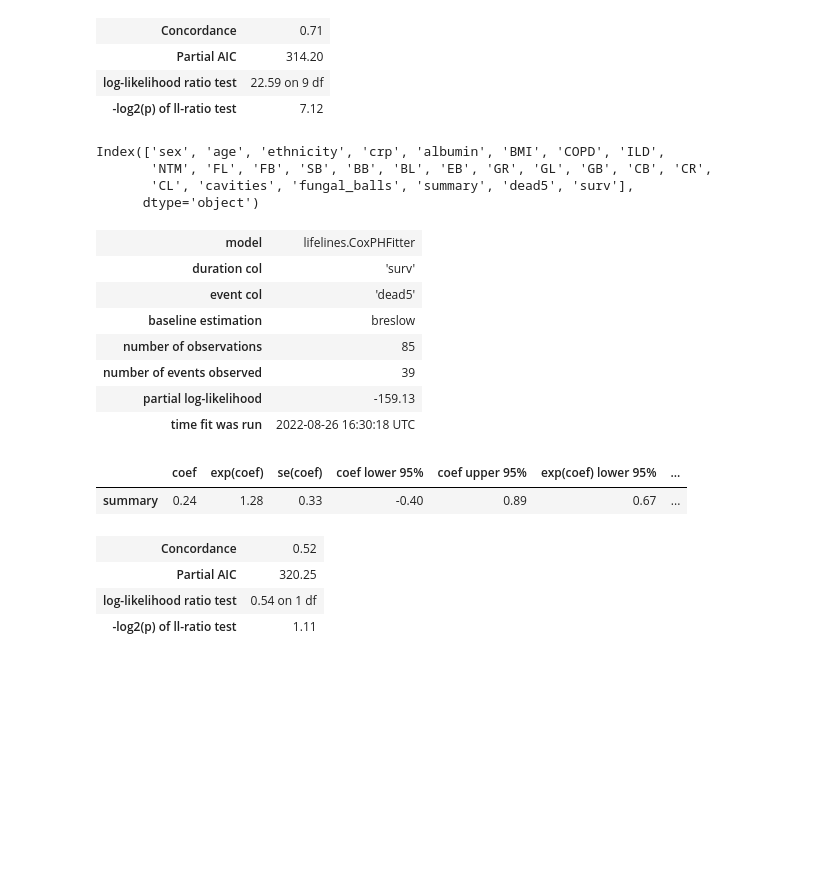
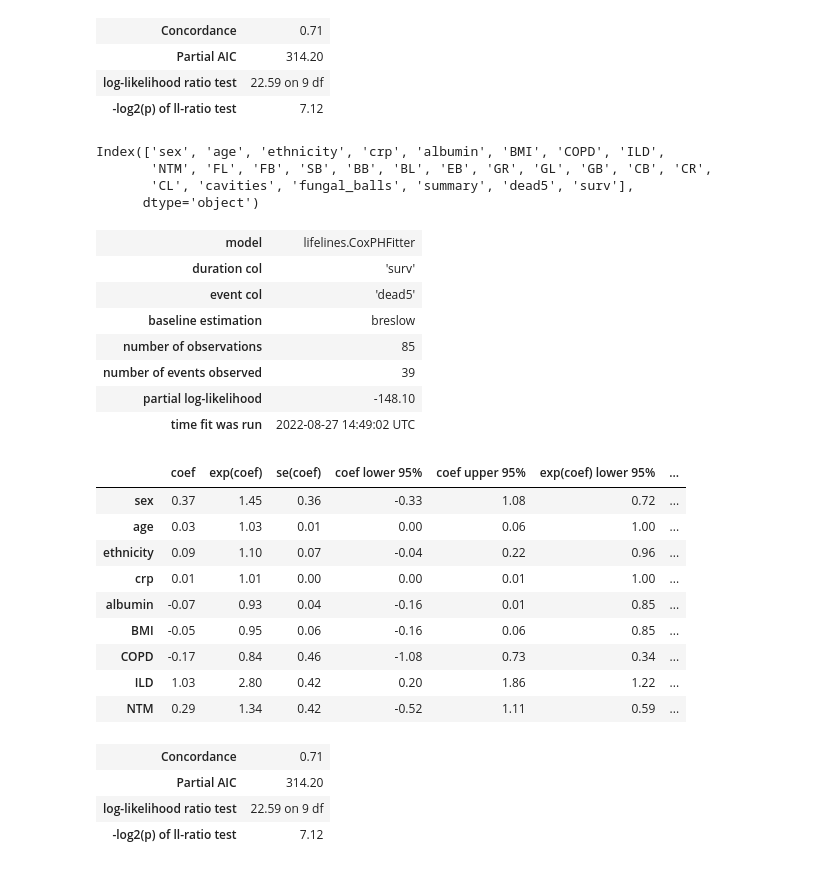
Before and after one commit to AgatheZ/Master-Project, a Jupyter notebook: Additional_analysis/model.ipynb, the cells around one changed output. Cells and saved outputs as stored; diff of their text form; code cells hidden in the pictures; blank space fills up the shorter version.

```diff
--- a/Additional_analysis/model.ipynb
+++ b/Additional_analysis/model.ipynb
@@ -457,33 +467,39 @@ Newton-Rhaphson convergence completed successfully but norm(delta) is still high
 # %%
 from lifelines import CoxPHFitter
 
 print(data_full.columns)
-data_no_ct = ds.drop(columns=['sex','age', 'ethnicity',  'albumin', 'BMI', 'COPD', 'BR', 'ER', 'crp',  'ILD',
-        'FL', 'FB', 'SB', 'BB', 'BL', 'EB', 'GR', 'GL', 'GB', 'CB', 'CR',
-       'CL', 'cavities', 'fungal_balls', 'summary'])
+data_no_ct = ds.drop(columns=[ 'af'])
 
 
 
 
 cph_full = CoxPHFitter()
 cph_full.fit(data_no_ct,"surv",event_col="dead5")
 cph_full.print_summary()
 # %% [output]
 Index(['sex', 'age', 'ethnicity', 'crp', 'albumin', 'BMI', 'COPD', 'ILD',
        'NTM', 'FL', 'FB', 'SB', 'BB', 'BL', 'EB', 'GR', 'GL', 'GB', 'CB', 'CR',
        'CL', 'cavities', 'fungal_balls', 'summary', 'dead5', 'surv'],
       dtype='object')
 | model | lifelines.CoxPHFitter |
 | duration col | 'surv' |
 | event col | 'dead5' |
 | baseline estimation | breslow |
 | number of observations | 85 |
 | number of events observed | 39 |
-| partial log-likelihood | -159.13 |
-| time fit was run | 2022-08-26 16:30:18 UTC |
+| partial log-likelihood | -148.10 |
+| time fit was run | 2022-08-27 14:49:02 UTC |
 |  | coef | exp(coef) | se(coef) | coef lower 95% | coef upper 95% | exp(coef) lower 95% | ... |
-| summary | 0.24 | 1.28 | 0.33 | -0.40 | 0.89 | 0.67 | ... |
+| sex | 0.37 | 1.45 | 0.36 | -0.33 | 1.08 | 0.72 | ... |
+| age | 0.03 | 1.03 | 0.01 | 0.00 | 0.06 | 1.00 | ... |
+| ethnicity | 0.09 | 1.10 | 0.07 | -0.04 | 0.22 | 0.96 | ... |
+| crp | 0.01 | 1.01 | 0.00 | 0.00 | 0.01 | 1.00 | ... |
+| albumin | -0.07 | 0.93 | 0.04 | -0.16 | 0.01 | 0.85 | ... |
+| BMI | -0.05 | 0.95 | 0.06 | -0.16 | 0.06 | 0.85 | ... |
+| COPD | -0.17 | 0.84 | 0.46 | -1.08 | 0.73 | 0.34 | ... |
+| ILD | 1.03 | 2.80 | 0.42 | 0.20 | 1.86 | 1.22 | ... |
+| NTM | 0.29 | 1.34 | 0.42 | -0.52 | 1.11 | 0.59 | ... |
-| Concordance | 0.52 |
-| Partial AIC | 320.25 |
-| log-likelihood ratio test | 0.54 on 1 df |
-| -log2(p) of ll-ratio test | 1.11 |
+| Concordance | 0.71 |
+| Partial AIC | 314.20 |
+| log-likelihood ratio test | 22.59 on 9 df |
+| -log2(p) of ll-ratio test | 7.12 |
```
Also changed, not shown: parts of 1 cell of this notebook, 14 other files.
